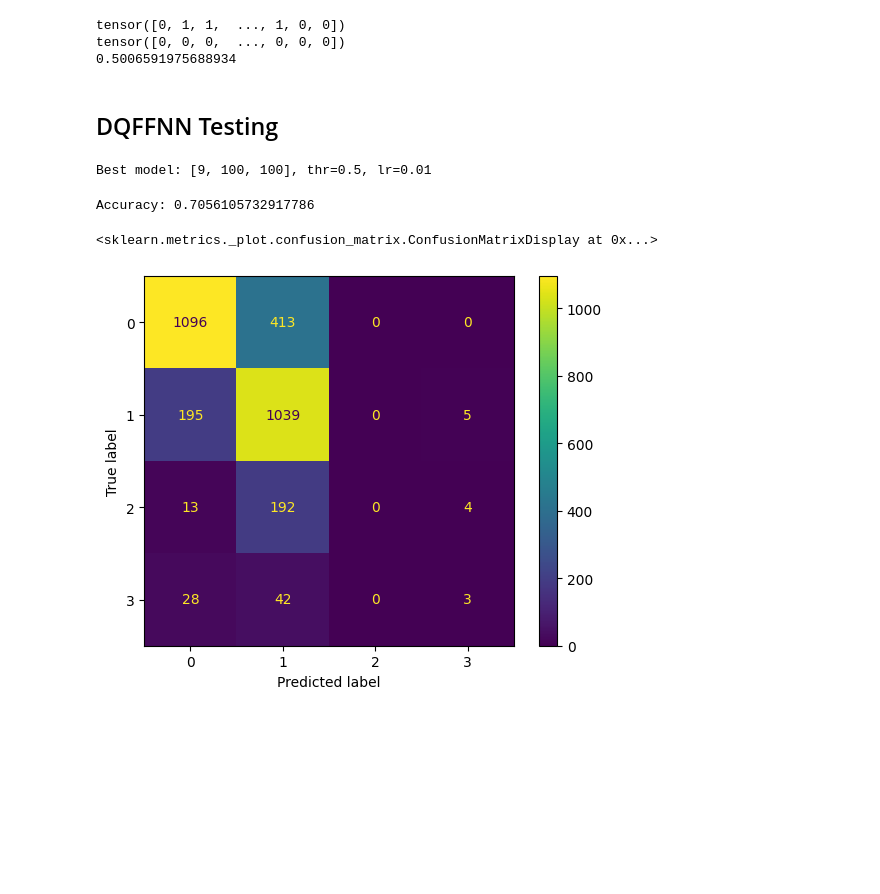
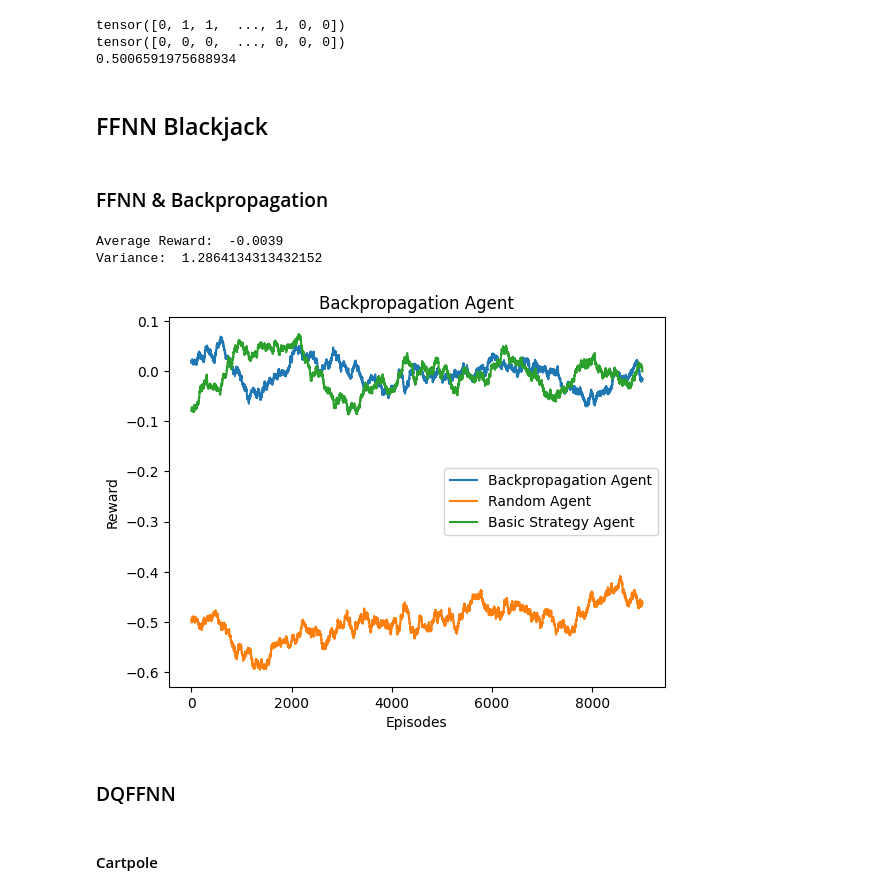
Before and after one commit to Floris93100/Blackjack-FFNN, a Jupyter notebook: src/FFNN_blackjack.ipynb, the cells around one changed output. Saved outputs shown, nothing was run; the diff lists cells and outputs as text; code cells hidden in the pictures; blank space fills up the shorter version.

```diff
--- a/src/FFNN_blackjack.ipynb
+++ b/src/FFNN_blackjack.ipynb
@@ -25,0 +35,5 @@ using cpu
+# %%
+env = BlackjackEnv(natural=True)
+
+episodes = 10000
+collect_data = False
@@ -26,3 +125,11 @@ using cpu
+# %%
+agent = RandomAgent(env, filename="random_agent")
+rewards_random = play_game(env, episodes, agent, collect_data)
+
+
+agent = BasicStrategyAgent(env, filename="basic_strategy_agent")
+rewards_basic_strategy = play_game(env, episodes, agent, collect_data)
+plot_reward([rewards_random, rewards_basic_strategy], "Random vs Basic Strategy Agent", "random_basic_strategy", ["Random Agent", "Basic Strategy Agent"])
 # %% [markdown]
 ## Data Generation
 # %% [markdown]
@@ -511,3 +620,7 @@ print(accuracy)
 tensor([0, 1, 1,  ..., 1, 0, 0])
 tensor([0, 0, 0,  ..., 0, 0, 0])
 0.5006591975688934
+# %% [markdown]
+## FFNN Blackjack
+# %% [markdown]
+### FFNN & Backpropagation
@@ -514,26 +646,25 @@ tensor([0, 0, 0,  ..., 0, 0, 0])
+# %%
+# Backprop hyperparameters
+input_size = 5
+output_size = 4
+hidden_size = 30
+activation_fn = nn.ReLU()
+
+agent = BackpropAgent(
+    env,
+    model=torch.load('../models/backprop_model.pth'),
+    input_size=input_size,
+    output_size=output_size,
+    hidden_size=hidden_size,
+    activation_fn=activation_fn,
+    filename="backprop_agent"
+)
+
+rewards_BP = play_game(env, episodes, agent, collect_data)
+plot_reward([rewards_BP, rewards_random, rewards_basic_strategy], "Backpropagation Agent", "backprop_random_basic_agent", ["Backpropagation Agent", "Random Agent", "Basic Strategy Agent"])
+# %% [output]
+Average Reward:  -0.0039
+Variance:  1.2864134313432152
+[figure, added]
 # %% [markdown]
-## DQFFNN Testing
+### DQFFNN
-# %%
-# DQFFNN hyperparameters
-architecture_best = [9,100,100]
-threshold_best = 0.5
-learning_rate_best = 0.01
-epochs = 100
-batch_size = 1
-lr_decay = False
-
-print(f"Best model: {architecture_best}, thr={threshold_best}, lr={learning_rate_best}")
-
-model = FFNN(
-    device=device,
-    layers=architecture_best,
-    threshold=threshold_best,
-    learning_rate=learning_rate_best,
-    epochs=epochs,
-    batch_size=batch_size,
-    lr_decay=lr_decay
-).to(device)
-
-model.load_model('../models/DQFFNN_model.pth')
-# %% [output]
-Best model: [9, 100, 100], thr=0.5, lr=0.01
@@ -540,6 +703,4 @@ Best model: [9, 100, 100], thr=0.5, lr=0.01
 # %%
-print_accuracy(model.predict_accumulated_goodness(x_test), y_test)
+print_accuracy(agent.model.predict_accumulated_goodness(x_test), y_test)
-# %% [output]
-Accuracy: 0.7056105732917786
-<sklearn.metrics._plot.confusion_matrix.ConfusionMatrixDisplay at 0x...>
-[figure, removed]
+# %% [markdown]
+#### Cartpole
```
Also changed, not shown: parts of 20 cells of this notebook, 1 other file.
